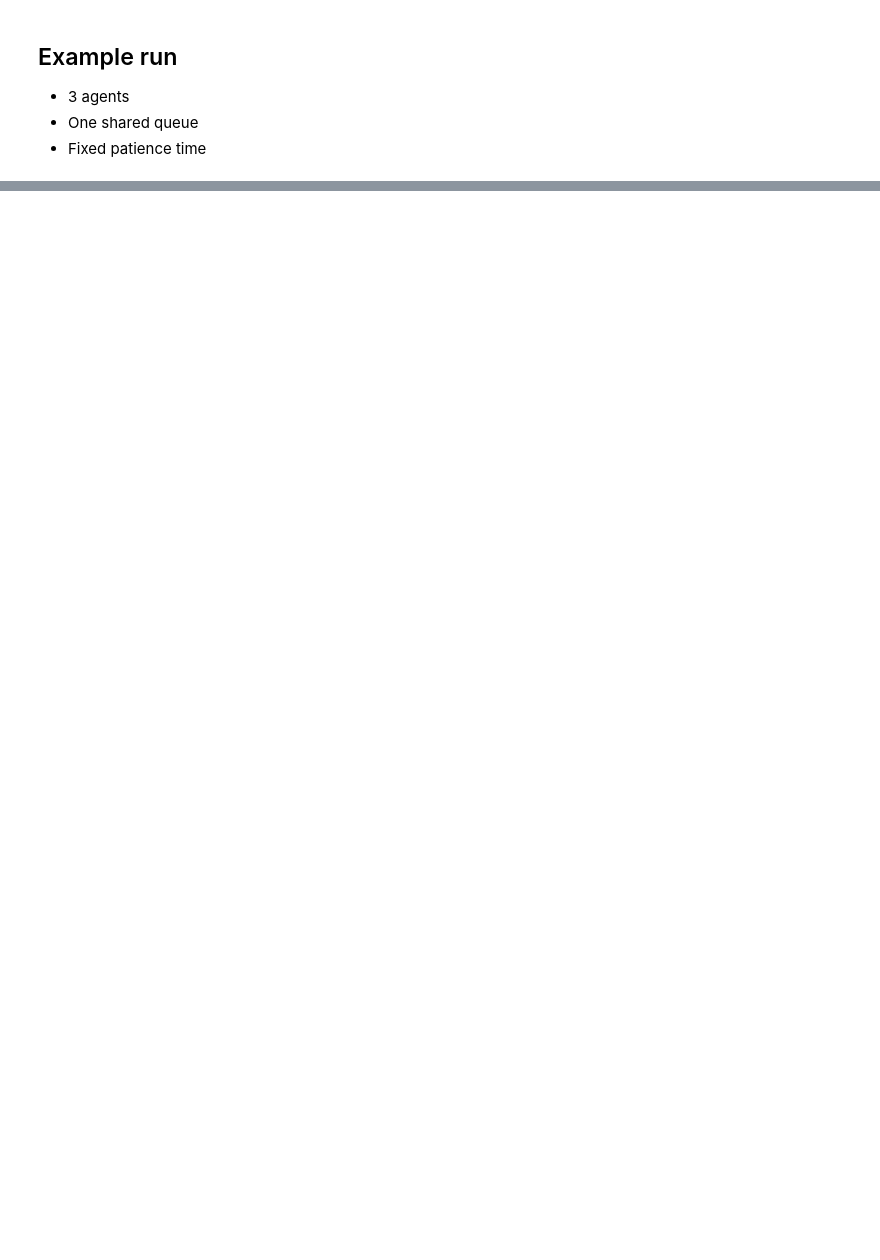
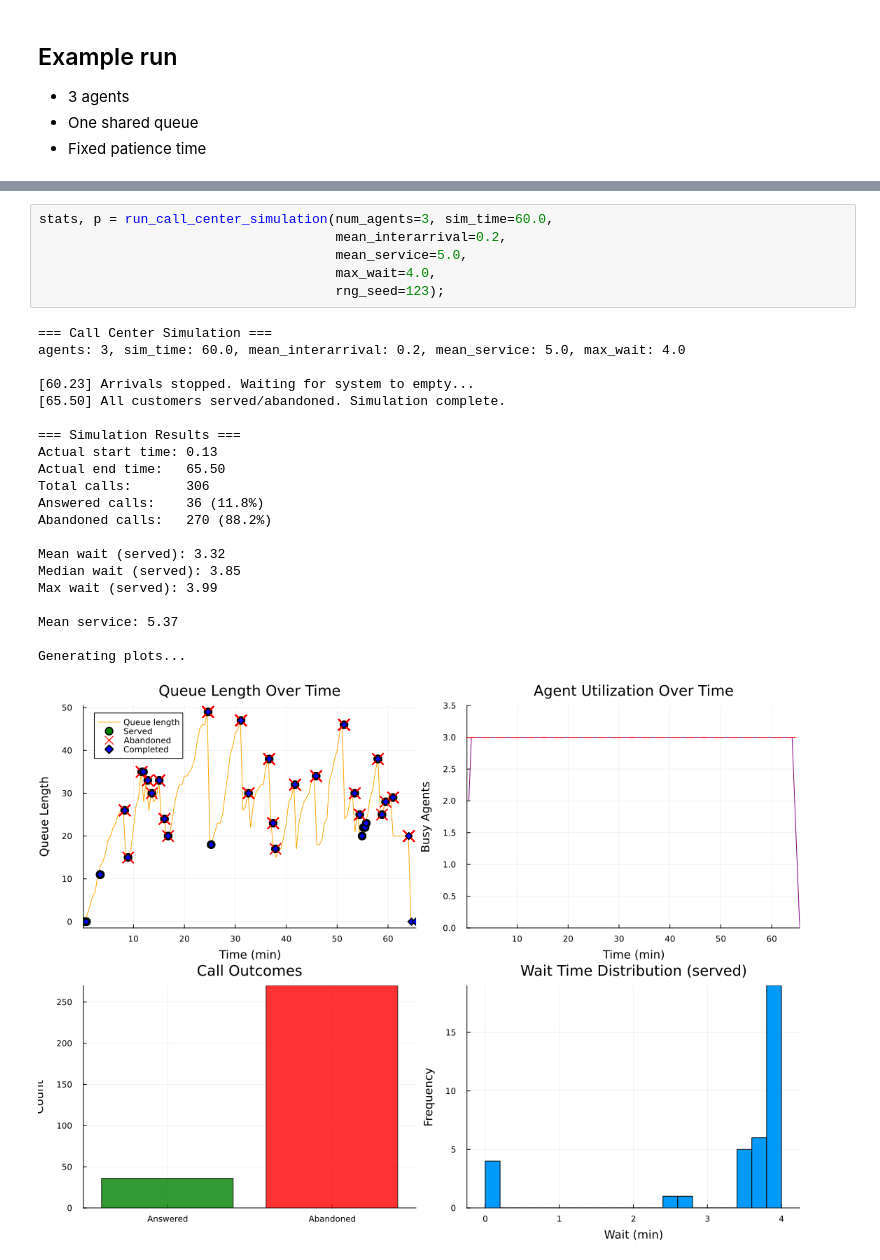
Before and after one commit to fbastin/optim, a Jupyter notebook: SP/simulation_callcenter.ipynb, the cells around one changed output, grey strips where cells are left out. Cells and saved outputs as stored; diff of their text form; blank space fills up the shorter version.

```diff
--- a/SP/simulation_callcenter.ipynb
+++ b/SP/simulation_callcenter.ipynb
@@ -306,0 +398,28 @@ stats, p = run_call_center_simulation(num_agents=3, sim_time=60.0,
+# %%
+stats, p = run_call_center_simulation(num_agents=3, sim_time=60.0,
+                                      mean_interarrival=0.2,
+                                      mean_service=5.0,
+                                      max_wait=4.0,
+                                      rng_seed=123);
+# %% [output]
+=== Call Center Simulation ===
+agents: 3, sim_time: 60.0, mean_interarrival: 0.2, mean_service: 5.0, max_wait: 4.0
+
+[60.23] Arrivals stopped. Waiting for system to empty...
+[65.50] All customers served/abandoned. Simulation complete.
+
+=== Simulation Results ===
+Actual start time: 0.13
+Actual end time:   65.50
+Total calls:       306
+Answered calls:    36 (11.8%)
+Abandoned calls:   270 (88.2%)
+
+Mean wait (served): 3.32
+Median wait (served): 3.85
+Max wait (served): 3.99
+
+Mean service: 5.37
+
+Generating plots...
+[figure, added]
```
Also changed, not shown: parts of 10 cells of this notebook.
